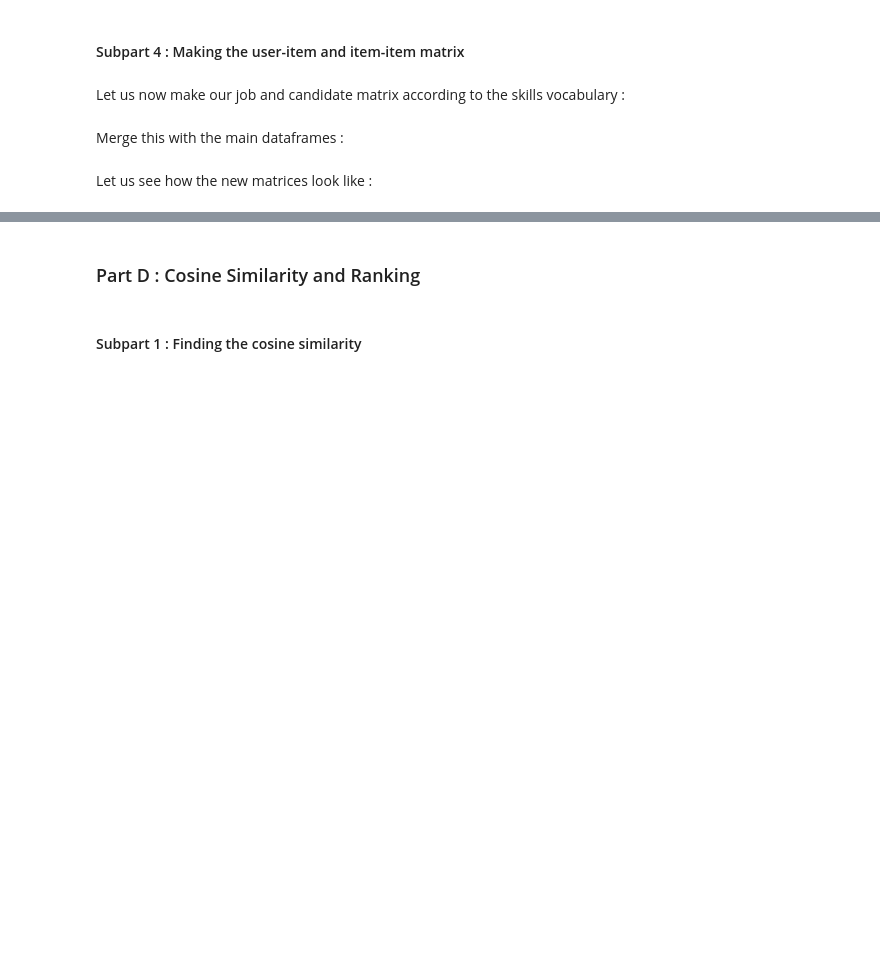
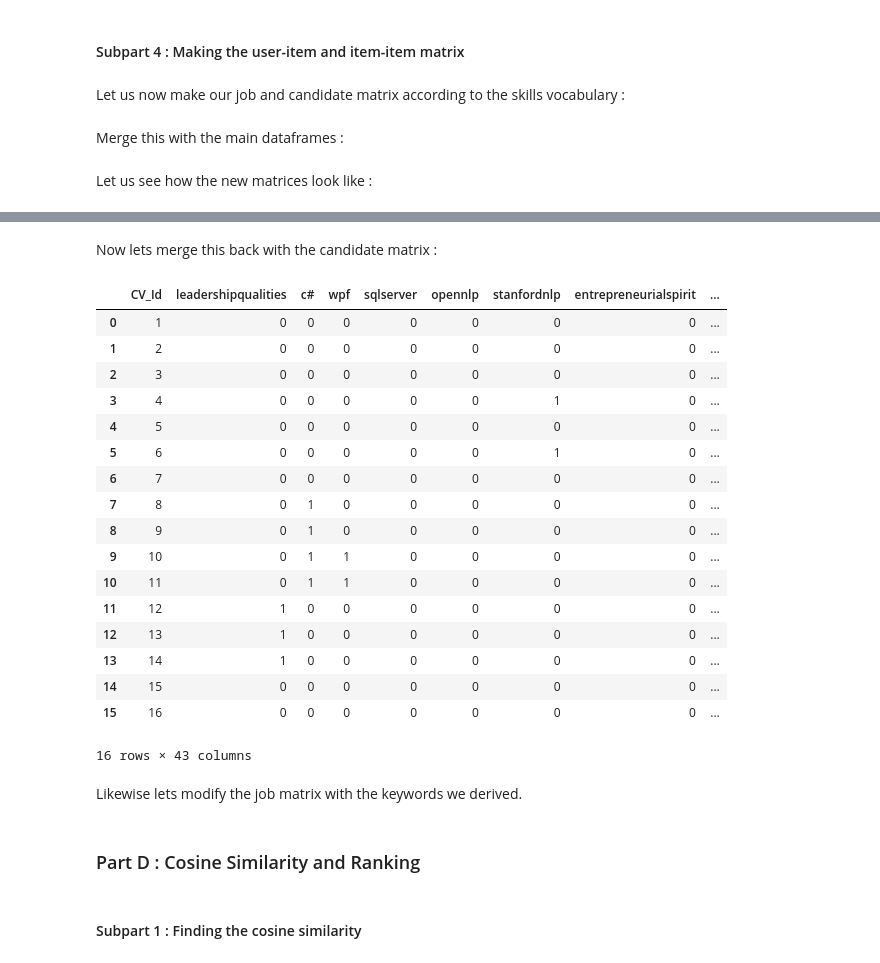
Before and after one commit to sisupalan/kydots, a Jupyter notebook: notebooks/kydots_08122017.ipynb, the cells around one changed output, grey strips where cells are left out. Cells and saved outputs as stored; diff of their text form; code cells hidden in the pictures; blank space fills up the shorter version.

```diff
--- a/notebooks/kydots_08122017.ipynb
+++ b/notebooks/kydots_08122017.ipynb
@@ -289,0 +368,26 @@ candidates_matrix
+# %% [markdown]
+Now lets merge this back with the candidate matrix :
+# %%
+candidates_matrix = pd.merge(candidates_matrix, result, on = 'CV_Id')
+candidates_matrix
+# %% [output]
+|  | CV_Id | leadershipqualities | c# | wpf | sqlserver | opennlp | stanfordnlp | entrepreneurialspirit | ... |
+| 0 | 1 | 0 | 0 | 0 | 0 | 0 | 0 | 0 | ... |
+| 1 | 2 | 0 | 0 | 0 | 0 | 0 | 0 | 0 | ... |
+| 2 | 3 | 0 | 0 | 0 | 0 | 0 | 0 | 0 | ... |
+| 3 | 4 | 0 | 0 | 0 | 0 | 0 | 1 | 0 | ... |
+| 4 | 5 | 0 | 0 | 0 | 0 | 0 | 0 | 0 | ... |
+| 5 | 6 | 0 | 0 | 0 | 0 | 0 | 1 | 0 | ... |
+| 6 | 7 | 0 | 0 | 0 | 0 | 0 | 0 | 0 | ... |
+| 7 | 8 | 0 | 1 | 0 | 0 | 0 | 0 | 0 | ... |
+| 8 | 9 | 0 | 1 | 0 | 0 | 0 | 0 | 0 | ... |
+| 9 | 10 | 0 | 1 | 1 | 0 | 0 | 0 | 0 | ... |
+| 10 | 11 | 0 | 1 | 1 | 0 | 0 | 0 | 0 | ... |
+| 11 | 12 | 1 | 0 | 0 | 0 | 0 | 0 | 0 | ... |
+| 12 | 13 | 1 | 0 | 0 | 0 | 0 | 0 | 0 | ... |
+| 13 | 14 | 1 | 0 | 0 | 0 | 0 | 0 | 0 | ... |
+| 14 | 15 | 0 | 0 | 0 | 0 | 0 | 0 | 0 | ... |
+| 15 | 16 | 0 | 0 | 0 | 0 | 0 | 0 | 0 | ... |
+16 rows × 43 columns
+# %% [markdown]
+Likewise lets modify the job matrix with the keywords we derived.
```
Also changed, not shown: parts of 26 cells of this notebook.
